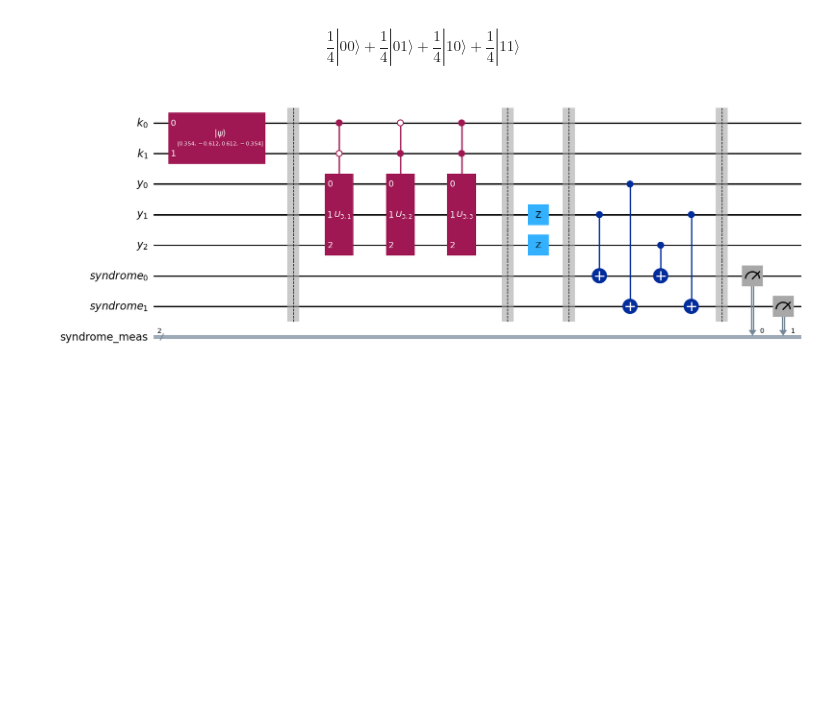
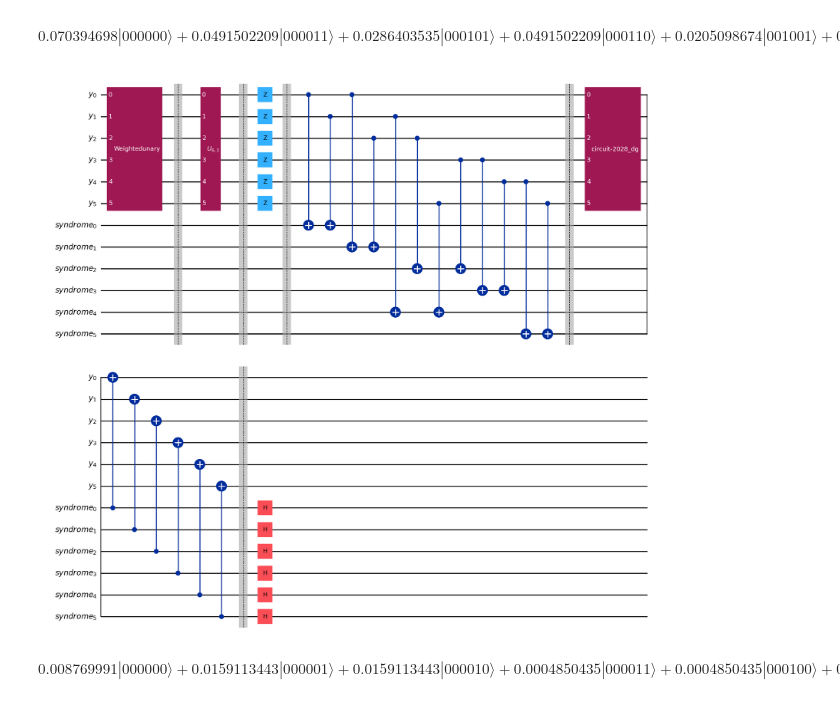
Before and after one commit to BankNatchapol/DQI-Circuit, a Jupyter notebook: src/main.ipynb, the cells around one changed output. Drawn from its saved outputs; the diff is of its cells as text; code cells hidden in the pictures; blank space fills up the shorter version.

Commit message:
decoding

```diff
--- a/src/main.ipynb
+++ b/src/main.ipynb
@@ -112,8 +139,8 @@ $$\frac{\sqrt{2}}{4} |00000\rangle- \frac{\sqrt{2}}{4} |00101\rangle- \frac{\sqr
 # %%
 v_phase_qregs = QuantumRegister(m, name='v')
 v_phase_flip_circuit = QuantumCircuit(v_phase_qregs)
-for i in range(m):
-    if v[i][0] == 1:
+for i in range(len(v)):
+    if v[i] == 1:
         v_phase_flip_circuit.z(i)
 v_phase_flip_circuit.draw('mpl')
 # %% [output]
@@ -153,0 +189,16 @@ combine_circuit_3.draw('mpl')
+# %%
+combine_circuit_4 = QuantumCircuit(dicke_qregs, syndrome_qregs)
+combine_circuit_4.compose(initialize_circuit, inplace=True)
+combine_circuit_4.barrier()
+combine_circuit_4.compose(dicke_circuit, inplace=True)
+combine_circuit_4.barrier()
+combine_circuit_4.compose(v_phase_flip_circuit, qubits=range(m), inplace=True)
+combine_circuit_4.barrier()
+combine_circuit_4.compose(B_circuit, qubits=list(range(m+n)), inplace=True)
+combine_circuit_4.barrier()
+combine_circuit_4.append(decoding_circuit.inverse(), range(m))
+for i in range(dicke_qregs.size):
+    combine_circuit_4.cx(syndrome_qregs[i], dicke_qregs[i])
+
+
+combine_circuit_4.decompose().draw('mpl')
@@ -154,22 +207,33 @@ combine_circuit_3.draw('mpl')
 # %%
 from qiskit.quantum_info import partial_trace
-reduced_density_matrix = partial_trace(Statevector(combine_circuit_3), range(init_qregs.size + dicke_qregs.size))
+reduced_density_matrix = partial_trace(Statevector(combine_circuit_4), range(dicke_qregs.size))
 
 Statevector(np.diagonal(reduced_density_matrix)).draw('latex')
 # %% [output]
-$$\frac{1}{4} |00\rangle+\frac{1}{4} |01\rangle+\frac{1}{4} |10\rangle+\frac{1}{4} |11\rangle$$
+$$0.070394698 |000000\rangle+0.0491502209 |000011\rangle+0.0286403535 |000101\rangle+0.0491502209 |000110\rangle+0.0205098674 |001001\rangle+0.0286403535 |001010\rangle + \ldots +0.0286403535 |110110\rangle+0.0286403535 |111001\rangle+0.0205098674 |111010\rangle+0.0286403535 |111100\rangle+0.0205098674 |111111\rangle$$
 # %%
-syndrome_cregs = ClassicalRegister(n, name='syndrome_meas')
-combine_circuit_4 = QuantumCircuit(init_qregs, dicke_qregs, syndrome_qregs, syndrome_cregs)
-combine_circuit_4.compose(initialize_circuit, inplace=True)
-combine_circuit_4.barrier()
-combine_circuit_4.compose(dicke_circuit, inplace=True)
-combine_circuit_4.barrier()
-combine_circuit_4.compose(v_phase_flip_circuit, qubits=range(ell-1, m+ell-1), inplace=True)
-combine_circuit_4.barrier()
-combine_circuit_4.compose(B_circuit, qubits=list(range(ell-1, ell-1+m+n)), inplace=True)
-combine_circuit_4.barrier()
-combine_circuit_4.measure(syndrome_qregs, syndrome_cregs)
-combine_circuit_4.draw('mpl')
+combine_circuit_5 = QuantumCircuit(dicke_qregs, syndrome_qregs)
+combine_circuit_5.compose(initialize_circuit, inplace=True)
+combine_circuit_5.barrier()
+combine_circuit_5.compose(dicke_circuit, inplace=True)
+combine_circuit_5.barrier()
+combine_circuit_5.compose(v_phase_flip_circuit, qubits=range(m), inplace=True)
+combine_circuit_5.barrier()
+combine_circuit_5.compose(B_circuit, qubits=list(range(m+n)), inplace=True)
+combine_circuit_5.barrier()
+combine_circuit_5.append(decoding_circuit.inverse(), range(m))
+for i in range(dicke_qregs.size):
+    combine_circuit_5.cx(syndrome_qregs[i], dicke_qregs[i])
+combine_circuit_5.barrier()
+for i in range(syndrome_qregs.size):
+    combine_circuit_5.h(dicke_qregs.size+i)
+combine_circuit_5.draw('mpl')
 # %% [output]
-[figure, old version]
+[figure, new version]
+# %%
+from qiskit.quantum_info import partial_trace
+reduced_density_matrix = partial_trace(Statevector(combine_circuit_5), range(dicke_qregs.size))
+
+Statevector(np.diagonal(reduced_density_matrix)).draw('latex')
+# %% [output]
+$$0.008769991 |000000\rangle+0.0159113443 |000001\rangle+0.0159113443 |000010\rangle+0.0004850435 |000011\rangle+0.0004850435 |000100\rangle+0.0159113443 |000101\rangle + \ldots +0.0004850435 |111011\rangle+0.0004850435 |111100\rangle+0.0159113443 |111101\rangle+0.0159113443 |111110\rangle+0.008769991 |111111\rangle$$
```
Also changed, not shown: parts of 29 cells of this notebook, 9 other files.
